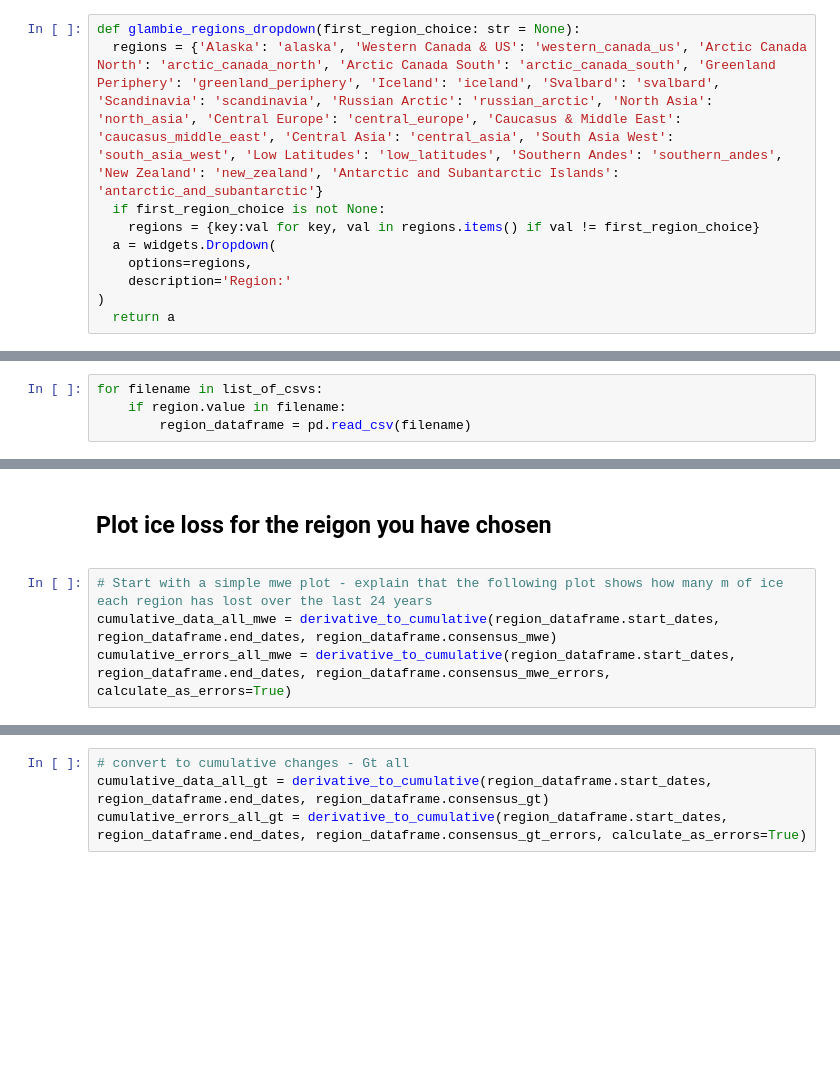
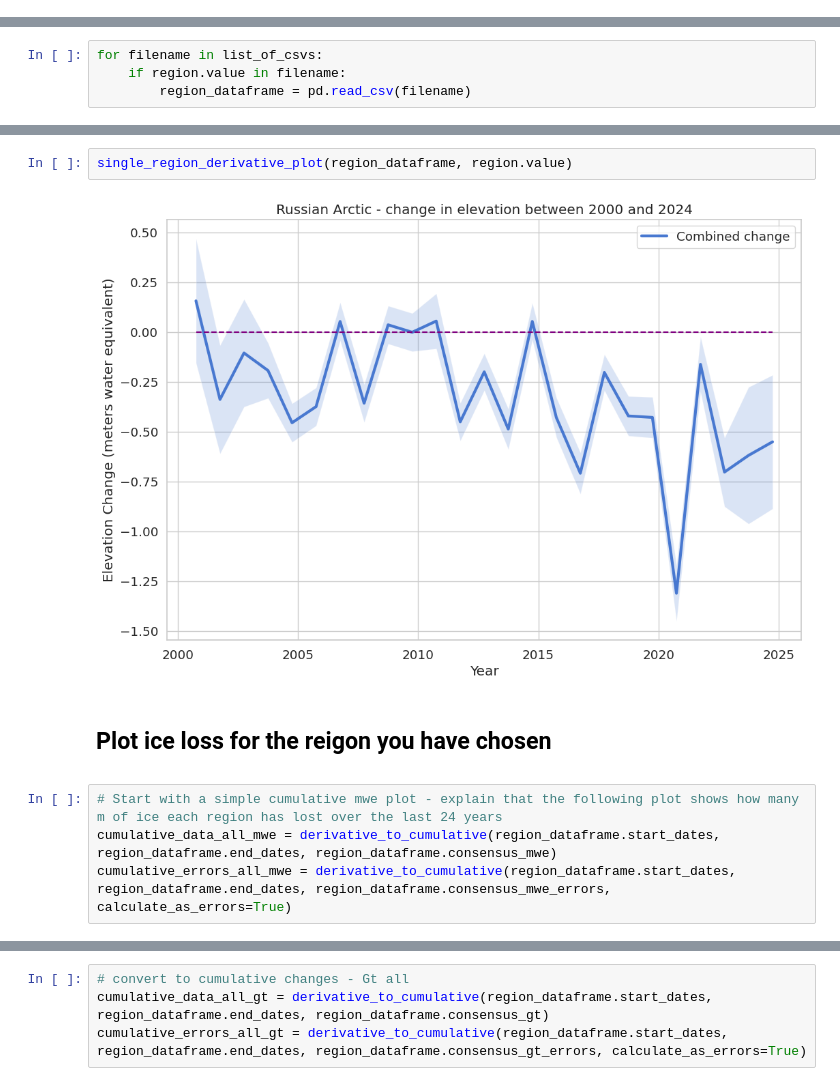
Before and after one commit to earthwave/glambie_demo_notebooks, a Jupyter notebook: glambie_reigonal_plots.ipynb, the cells around one changed output, grey strips where cells are left out. Cells and saved outputs as stored; diff of their text form; blank space fills up the shorter version.

```diff
--- a/glambie_reigonal_plots.ipynb
+++ b/glambie_reigonal_plots.ipynb
@@ -25,13 +26,3 @@ import ipywidgets as widgets
 
 import seaborn as sns
 sns.set_theme(palette='muted', style='whitegrid', font_scale=1.2)
-# %%
-def glambie_regions_dropdown(first_region_choice: str = None):
-  regions = {'Alaska': 'alaska', 'Western Canada & US': 'western_canada_us', 'Arctic Canada North': 'arctic_canada_north', 'Arctic Canada South': 'arctic_canada_south', 'Greenland Periphery': 'greenland_periphery', 'Iceland': 'iceland', 'Svalbard': 'svalbard', 'Scandinavia': 'scandinavia', 'Russian Arctic': 'russian_arctic', 'North Asia': 'north_asia', 'Central Europe': 'central_europe', 'Caucasus & Middle East': 'caucasus_middle_east', 'Central Asia': 'central_asia', 'South Asia West': 'south_asia_west', 'Low Latitudes': 'low_latitudes', 'Southern Andes': 'southern_andes', 'New Zealand': 'new_zealand', 'Antarctic and Subantarctic Islands': 'antarctic_and_subantarctic'}
-  if first_region_choice is not None:
-    regions = {key:val for key, val in regions.items() if val != first_region_choice}
-  a = widgets.Dropdown(
-    options=regions,
-    description='Region:'
-)
-  return a
@@ -132,9 +76,13 @@ plt.legend()
+# %%
+single_region_derivative_plot(region_dataframe, region.value)
+# %% [output]
+[figure, added]
 # %% [markdown]
 <div>
 
 ## <strong>Plot ice loss for the reigon you have chosen</strong>
 </div>
 # %%
-# Start with a simple mwe plot - explain that the following plot shows how many m of ice each region has lost over the last 24 years
+# Start with a simple cumulative mwe plot - explain that the following plot shows how many m of ice each region has lost over the last 24 years
 cumulative_data_all_mwe = derivative_to_cumulative(region_dataframe.start_dates, region_dataframe.end_dates, region_dataframe.consensus_mwe)
 cumulative_errors_all_mwe = derivative_to_cumulative(region_dataframe.start_dates, region_dataframe.end_dates, region_dataframe.consensus_mwe_errors, calculate_as_errors=True)
```
Also changed, not shown: parts of 14 cells of this notebook, 2 other files.
